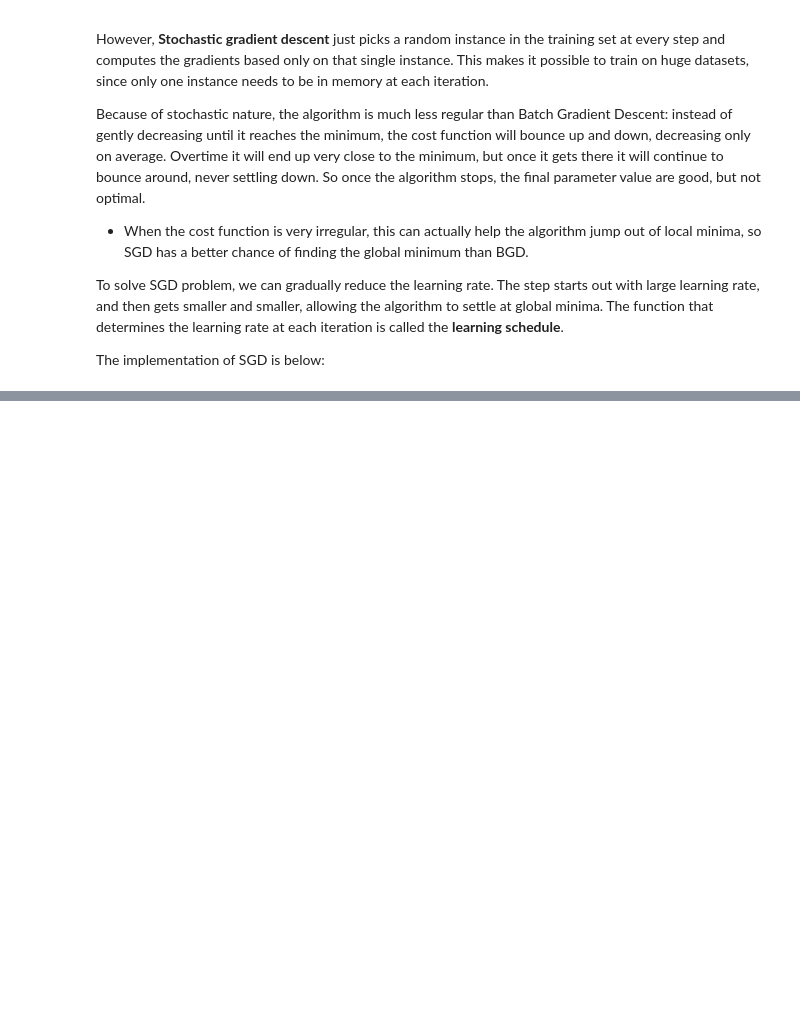
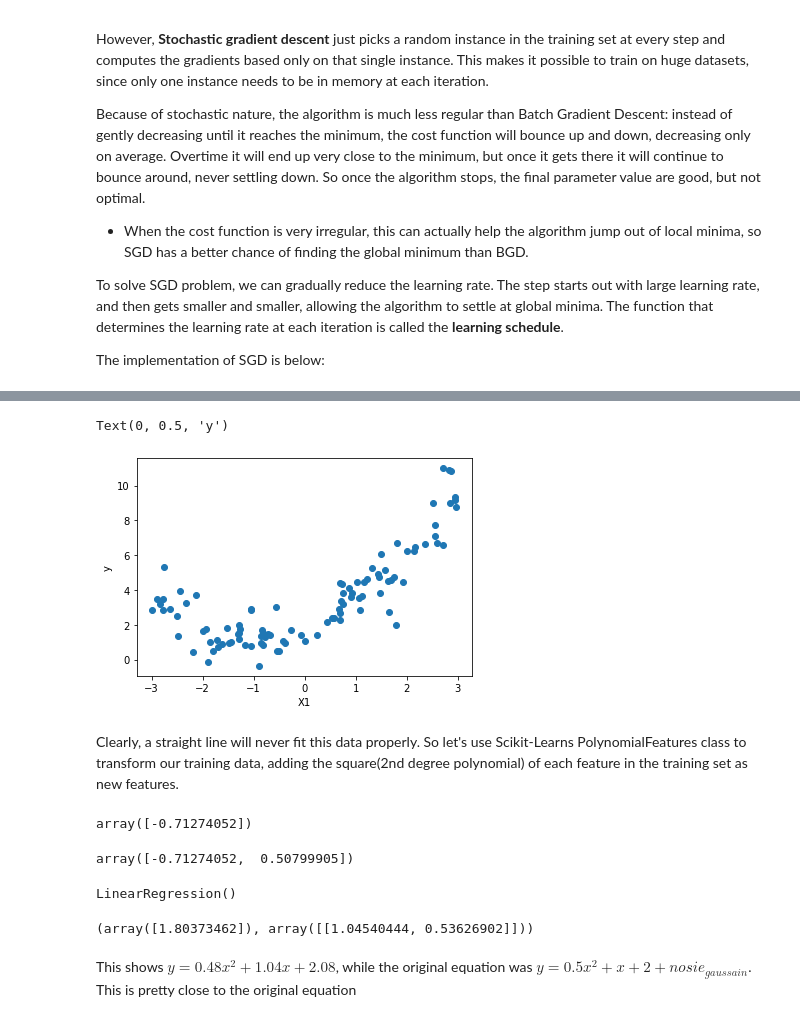
Before and after one commit to aabs7/Machine-Learning-Summary, a Jupyter notebook: Book content/Chapter4(Training models)/Training models.ipynb, the cells around one changed output, grey strips where cells are left out. Cells and saved outputs as stored; diff of their text form; code cells hidden in the pictures; blank space fills up the shorter version.

Commit message:
Training models: Upto Regularized Linear regression

```diff
--- a/Book content/Chapter4(Training models)/Training models.ipynb
+++ b/Book content/Chapter4(Training models)/Training models.ipynb
@@ -141,0 +172,13 @@ array([[4.01093715],
+# %%
+m = 100
+X = 6 * np.random.rand(m,1) - 3
+y = 0.5 * X**2 + X + 2 + np.random.randn(m,1)
+# %%
+plt.scatter(X,y)
+plt.xlabel('X1')
+plt.ylabel('y')
+# %% [output]
+Text(0, 0.5, 'y')
+[figure, added]
+# %% [markdown]
+Clearly, a straight line will never fit this data properly. So let's use Scikit-Learns PolynomialFeatures class to transform our training data, adding the square(2nd degree polynomial) of each feature in the training set as new features.
@@ -141,0 +188,22 @@ array([[4.01093715],
+# %%
+poly_features = PolynomialFeatures(degree = 2, include_bias = False)
+X_poly = poly_features.fit_transform(X)
+X[0]
+# %% [output]
+array([-0.71274052])
+# %%
+X_poly[0]
+# This contains the original feature of X and square of this feature.
+# %% [output]
+array([-0.71274052,  0.50799905])
+# %%
+lin_reg = LinearRegression()
+lin_reg.fit(X_poly,y)
+# %% [output]
+LinearRegression()
+# %%
+lin_reg.intercept_,lin_reg.coef_
+# %% [output]
+(array([1.80373462]), array([[1.04540444, 0.53626902]]))
+# %% [markdown]
+This shows $ y = 0.48 x^2 + 1.04 x + 2.08 $, while the original equation was $ y = 0.5 x^2 + x + 2 + nosie_{gaussain} $. This is pretty close to the original equation
```
Also changed, not shown: parts of 18 cells of this notebook.
